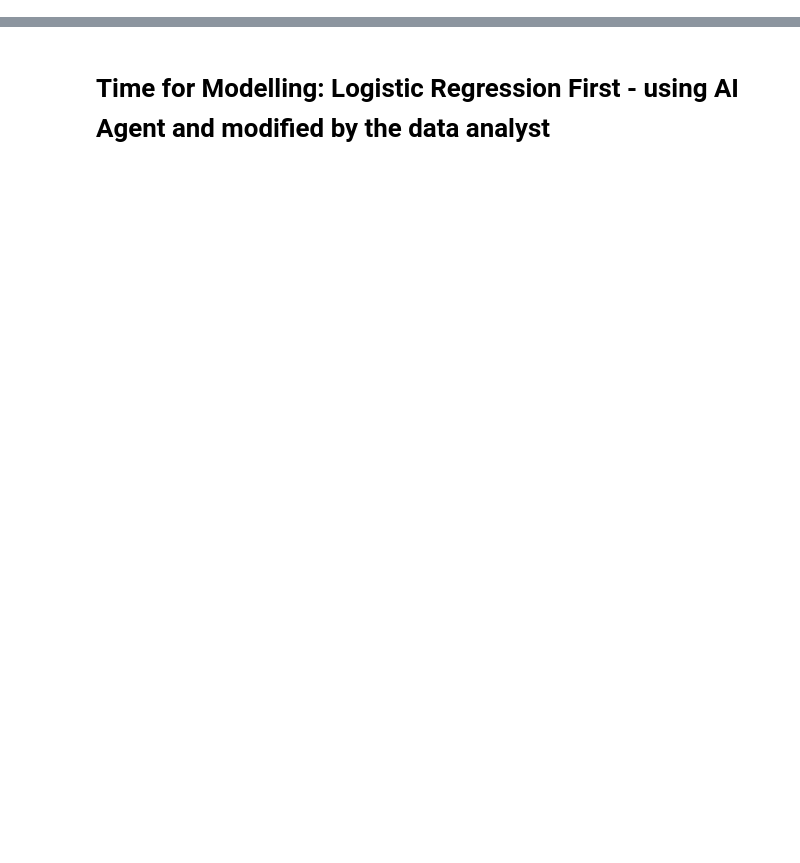
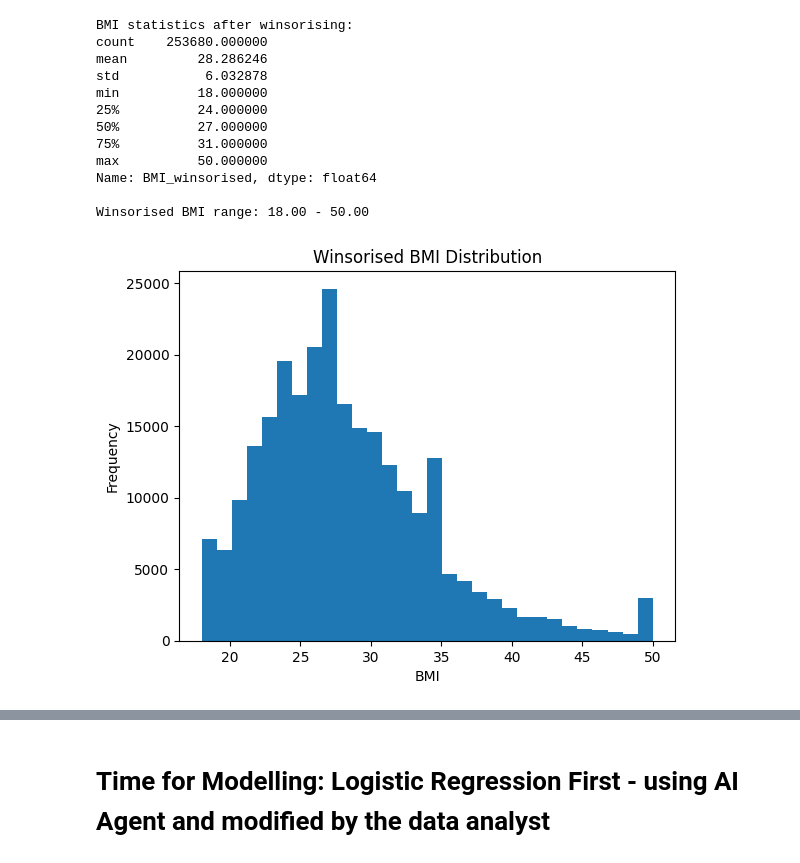
Before and after one commit to teresamcgarry/diabetes, a Jupyter notebook: jupyter_notebooks/Diabetes.ipynb, the cells around one changed output, grey strips where cells are left out. Drawn from its saved outputs; the diff is of its cells as text; code cells hidden in the pictures; blank space fills up the shorter version.

```diff
--- a/jupyter_notebooks/Diabetes.ipynb
+++ b/jupyter_notebooks/Diabetes.ipynb
@@ -120 +154,36 @@ column: Income
+# %%
+import matplotlib.pyplot as plt
+%matplotlib inline
+
+# Winsorise BMI at 1% and 99% percentiles to handle outliers
+lower = df['BMI'].quantile(0.01)
+upper = df['BMI'].quantile(0.99)
+
+# Create a new winsorised column
+df['BMI_winsorised'] = df['BMI'].clip(lower=lower, upper=upper)
+
+# Verify
+print("BMI statistics after winsorising:")
+print(df['BMI_winsorised'].describe())
+print(f"\nWinsorised BMI range: {df['BMI_winsorised'].min():.2f} - {df['BMI_winsorised'].max():.2f}")
+
+# Plot histogram
+ax = df['BMI_winsorised'].plot.hist(bins=30, title="Winsorised BMI Distribution")
+ax.set_xlabel("BMI")
+ax.set_ylabel("Frequency")
+plt.show()
+# %% [output]
+BMI statistics after winsorising:
+count    253680.000000
+mean         28.286246
+std           6.032878
+min          18.000000
+25%          24.000000
+50%          27.000000
+75%          31.000000
+max          50.000000
+Name: BMI_winsorised, dtype: float64
+
+Winsorised BMI range: 18.00 - 50.00
+[figure, added]
 # %%
```
Also changed, not shown: parts of 19 cells of this notebook.
